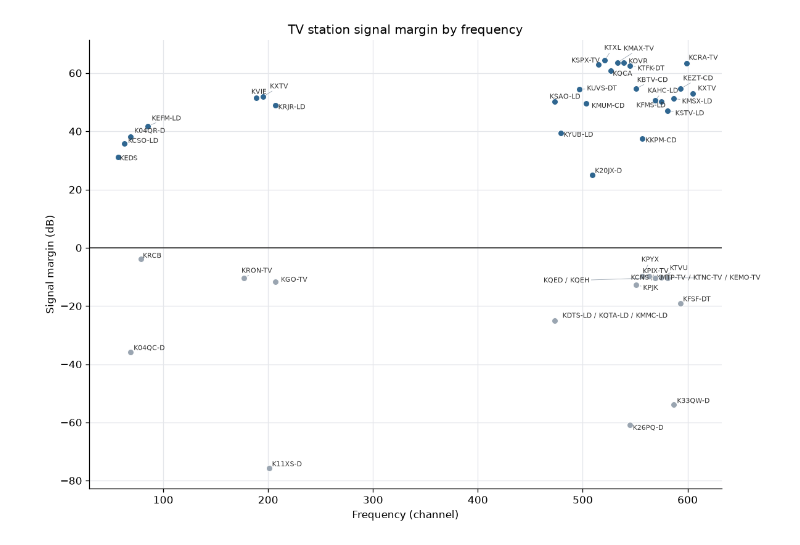
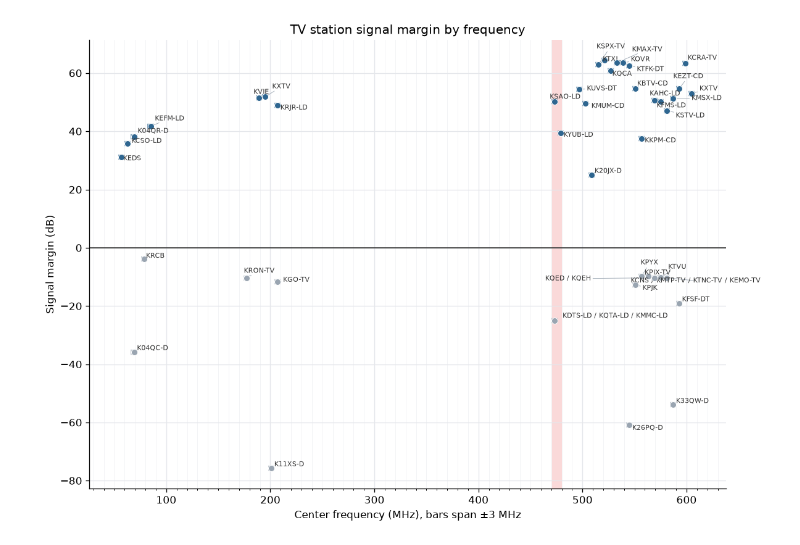
Before and after one commit to mrharpo/LittleWomen, a Jupyter notebook: wireless.ipynb, the cells around one changed output. Cells and saved outputs as stored; diff of their text form; code cells hidden in the pictures.

Commit message:
Better wireless frequency graph

```diff
--- a/wireless.ipynb
+++ b/wireless.ipynb
@@ -27,32 +13,37 @@ stations
 # %%
 import matplotlib.pyplot as plt
 from adjustText import adjust_text
+from matplotlib.ticker import MultipleLocator
 
 points = []
-for r in s:
-    callsign = " / ".join(r["Callsign"].split())  # multi-station cells contain newlines
-    points.append((int(r["Frequency"]), float(r["Signal Margin (dB)"]), callsign))
+for s in stations:
+    callsign = " / ".join(s["Callsign"].split())  # multi-station cells contain newlines
+    points.append((float(s["Frequency"]), float(s["Signal Margin (dB)"]), callsign))
 
 HUE = "#2F6690"    # positive margin
 MUTED = "#9AA5B1"  # below-zero margin
 
 fig, ax = plt.subplots(figsize=(10, 7), dpi=120)
 texts = []
 for freq, margin, name in points:
     color = HUE if margin >= 0 else MUTED
+    ax.hlines(margin, freq - 3, freq + 3, color=color, linewidth=5, alpha=0.6, zorder=2)
     ax.scatter(freq, margin, s=36, color=color, edgecolors="white", linewidths=0.6, zorder=3)
     texts.append(ax.text(freq, margin, name, fontsize=6.5, color="#333333"))
 adjust_text(texts, ax=ax, arrowprops=dict(arrowstyle="-", color="#9AA5B1", lw=0.5))
+ax.axvspan(470, 480, color="#F8C9C9", alpha=0.7, linewidth=0, zorder=0)  # highlight 470-480 MHz
 
-ax.axhline(0, color="#333333", linewidth=1, zorder=2)
-ax.set_xlabel("Frequency (channel)")
+ax.axhline(0, color="#333333", linewidth=1, zorder=1)
+ax.set_xlabel("Center frequency (MHz), bars span ±3 MHz")
 ax.set_ylabel("Signal margin (dB)")
 ax.set_title("TV station signal margin by frequency")
-ax.grid(color="#E5E7EB", linewidth=0.8)
+ax.xaxis.set_minor_locator(MultipleLocator(10))  # subdivisions every 10 MHz
+ax.grid(which="major", color="#E5E7EB", linewidth=0.8)
+ax.grid(which="minor", axis="x", color="#F1F3F5", linewidth=0.5)
 ax.set_axisbelow(True)
 for side in ("top", "right"):
     ax.spines[side].set_visible(False)
 fig.tight_layout()
 plt.show()
 # %% [output]
-[figure, old version]
+[figure, new version]
```
Also changed, not shown: parts of 1 cell of this notebook.
